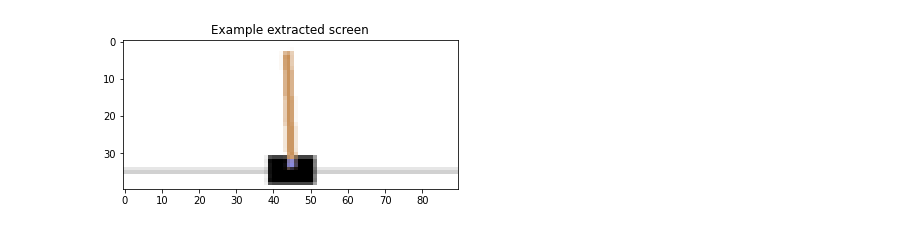
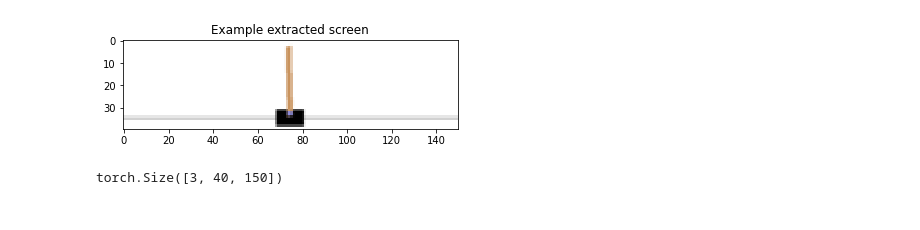
Before and after one commit to wanermiranda/pytorch-tutorials, a Jupyter notebook: notebooks/q_learning.ipynb, the cells around one changed output. Drawn from its saved outputs; the diff is of its cells as text; code cells hidden in the pictures.

```diff
--- a/notebooks/q_learning.ipynb
+++ b/notebooks/q_learning.ipynb
@@ -36,40 +36,45 @@ resize = T.Compose([T.ToPILImage(),
 
 def get_cart_location(screen_width):
     world_width = env.x_threshold * 2
     scale = screen_width / world_width
     return int(env.state[0] * scale + screen_width / 2.0)  # MIDDLE OF CART
 
 def get_screen():
     # Returned screen requested by gym is 400x600x3, but is sometimes larger
     # such as 800x1200x3. Transpose it into torch order (CHW).
     screen = env.render(mode='rgb_array').transpose((2, 0, 1))
     # Cart is in the lower half, so strip off the top and bottom of the screen
     _, screen_height, screen_width = screen.shape
     screen = screen[:, int(screen_height*0.4):int(screen_height * 0.8)]
-    view_width = int(screen_width * 0.6)
-    cart_location = get_cart_location(screen_width)
-    if cart_location < view_width // 2:
-        slice_range = slice(view_width)
-    elif cart_location > (screen_width - view_width // 2):
-        slice_range = slice(-view_width, None)
-    else:
-        slice_range = slice(cart_location - view_width // 2,
-                            cart_location + view_width // 2)
+    view_width = int(screen_width)
+    slice_range = slice(view_width)
+#     cart_location = get_cart_location(screen_width)
+#     if cart_location < view_width // 2:
+#         slice_range = slice(view_width)
+#     elif cart_location > (screen_width - view_width // 2):
+#         slice_range = slice(-view_width, None)
+#     else:
+#         slice_range = slice(cart_location - view_width // 2,
+#                             cart_location + view_width // 2)
     # Strip off the edges, so that we have a square image centered on a cart
     screen = screen[:, :, slice_range]
     # Convert to float, rescale, convert to torch tensor
     # (this doesn't require a copy)
     screen = np.ascontiguousarray(screen, dtype=np.float32) / 255
     screen = torch.from_numpy(screen)
     # Resize, and add a batch dimension (BCHW)
     return resize(screen).unsqueeze(0)
 
 
 env.reset()
 plt.figure()
 plt.imshow(get_screen().cpu().squeeze(0).permute(1, 2, 0).numpy(),
            interpolation='none')
 plt.title('Example extracted screen')
 plt.show()
 # %% [output]
-[figure, old version]
+[figure, new version]
+# %%
+get_screen().cpu().squeeze(0).shape
+# %% [output]
+torch.Size([3, 40, 150])
```
Also changed, not shown: parts of 13 cells of this notebook, 1 other file.
